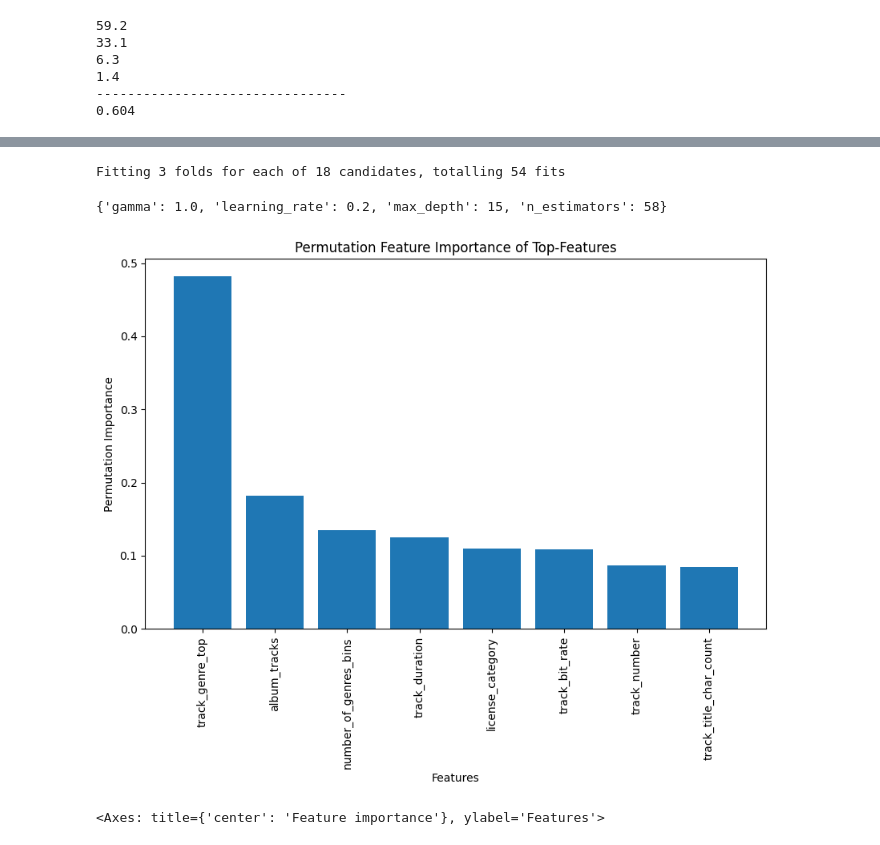
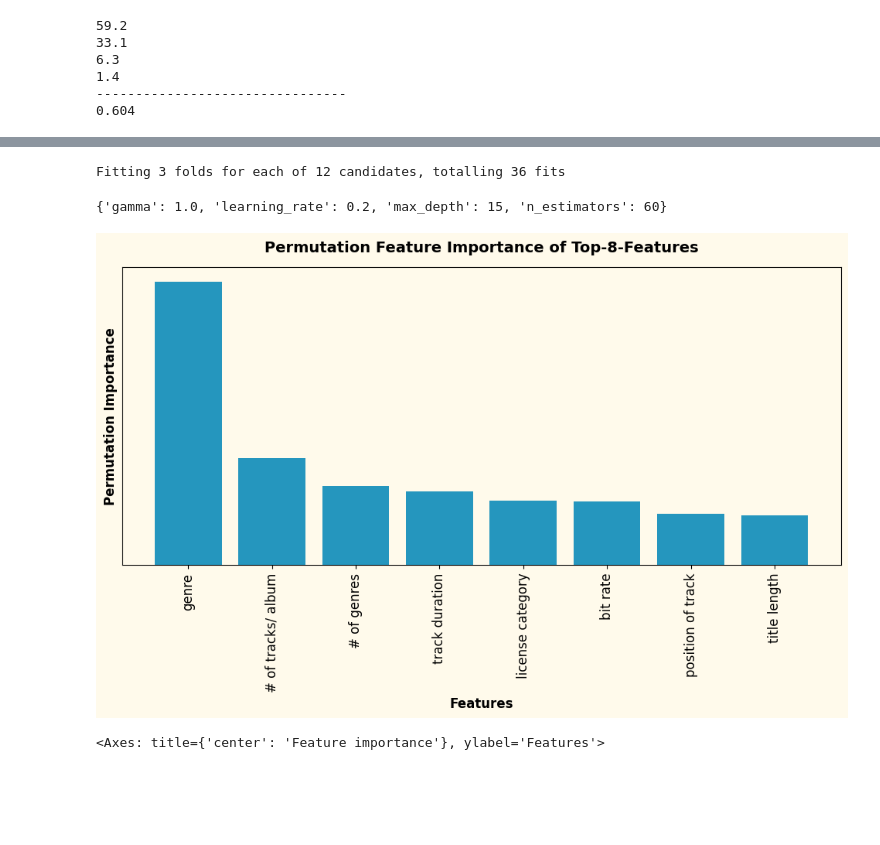
Before and after one commit to jinsunij/RiffRefine, a Jupyter notebook: final_model.ipynb, the cells around one changed output, grey strips where cells are left out. Saved outputs shown, nothing was run; the diff lists cells and outputs as text; code cells hidden in the pictures; blank space fills up the shorter version.

Commit message:
final and baseline model updated

```diff
--- a/final_model.ipynb
+++ b/final_model.ipynb
@@ -78,6 +83,7 @@ df['license_category'] = df['track_license'].apply(categorize_license)
 df['license_category'] = df['license_category'].astype('category')
 df['track_genre_top'] = df['track_genre_top'].astype('category')
 df['number_of_genres_bins'] = df['number_of_genres_bins'].astype('category')
+df['months'] = df['months'].astype('category')
 # %%
 # Define predictors and target variable
 
@@ -196,3 +202,19 @@ print(cohen_kappa_score(y_test, y_test_pred_xgb,weights='linear').round(3))
 1.4
 --------------------------------
 0.604
+# %%
+# Plot of performance
+
+import matplotlib.pyplot as plt
+
+labels = ['Accurate class', 'Off by one', 'Off by two','Off by three']
+sizes = [accurate_classes, off_by_one, off_by_two,off_by_three]
+
+plt.rcParams['font.family'] = 'sans-serif'  # Font family
+
+colors = plt.cm.YlGnBu([0.7, 0.5, 0.3, 0.2])
+plt.figure(figsize=(8, 6))
+plt.pie(sizes, labels=labels, colors=colors, autopct='%1.1f%%', textprops={'fontsize': 14,'fontweight':'bold'})
+plt.title('Prediction of classes', fontsize=16, fontweight='bold', y=1.08)
+plt.axis('equal')
+plt.show()
@@ -201,11 +225,11 @@ weights = 'linear'
 kappa_scorer = make_scorer(cohen_kappa_score, weights=weights)
 # %%
 grid_params = {
-    'n_estimators': [58,60,65],
-    'gamma': [1.0,1.05],
+    'n_estimators': [60,70],
+    'gamma': [1.0],
    # 'reg_lambda': [0.5,1.0,2.0],
-    'max_depth': [14,15,16],
-    'learning_rate': [0.2]
+    'max_depth': [12,15,18],
+    'learning_rate': [0.2,0.3]
 }
 
 gs = GridSearchCV(
@@ -218,30 +242,34 @@ gs = GridSearchCV(
 # %%
 xgb_gs = gs.fit(X_train, y_train)
 # %% [output]
-Fitting 3 folds for each of 18 candidates, totalling 54 fits
+Fitting 3 folds for each of 12 candidates, totalling 36 fits
 # %%
 xgb_gs.best_params_
 # %% [output]
-{'gamma': 1.0, 'learning_rate': 0.2, 'max_depth': 15, 'n_estimators': 58}
+{'gamma': 1.0, 'learning_rate': 0.2, 'max_depth': 15, 'n_estimators': 60}
 # %%
 best_model = xgb_gs.best_estimator_
 # %%
 from sklearn.inspection import permutation_importance
 
-perm_importance = permutation_importance(best_model, X_train, y_train,random_state=RSEED)
+perm_importance = permutation_importance(best_model, X_train, y_train, random_state=RSEED)
 
 sorted_idx = perm_importance.importances_mean.argsort()[::-1]
 feature_names = X.columns.tolist()
 top_features = 8
-plt.figure(figsize=(10, 6))
-plt.bar(range(top_features), perm_importance.importances_mean[sorted_idx][:top_features], align="center")
-plt.xticks(range(top_features), [feature_names[i] for i in sorted_idx[:top_features]], rotation=90)
-plt.xlabel('Features')
-plt.ylabel('Permutation Importance')
-plt.title('Permutation Feature Importance of Top-Features')
+
+custom_labels = ['genre', 'bit rate', 'track duration', 'Label 4', '# of tracks/ album', 'Label 6', 'title length', 'position of track','license category','Label 10','Label 11','# of genres']
+
+plt.figure(figsize=(12, 5))
+plt.bar(range(top_features), perm_importance.importances_mean[sorted_idx][:top_features], align="center", color='#2596be')
+plt.xticks(range(top_features), [custom_labels[i] for i in sorted_idx[:top_features]], rotation=90,fontsize=12)
+plt.xlabel('Features',fontsize=12,fontweight='bold')
+plt.ylabel('Permutation Importance',fontsize=12,fontweight='bold')
+plt.title('Permutation Feature Importance of Top-8-Features',fontsize=14,fontweight='bold',y=1.03)
+plt.tick_params(axis='y', which='both', left=False, labelleft=False)
 plt.show()
 # %% [output]
-[figure, old version]
+[figure, new version]
 # %%
 plot_importance(best_model, max_num_features = 15, xlabel='',title='Feature importance',show_values=False,importance_type='gain')
 # %% [output]
```
Also changed, not shown: parts of 3 cells of this notebook, 2 other files.
